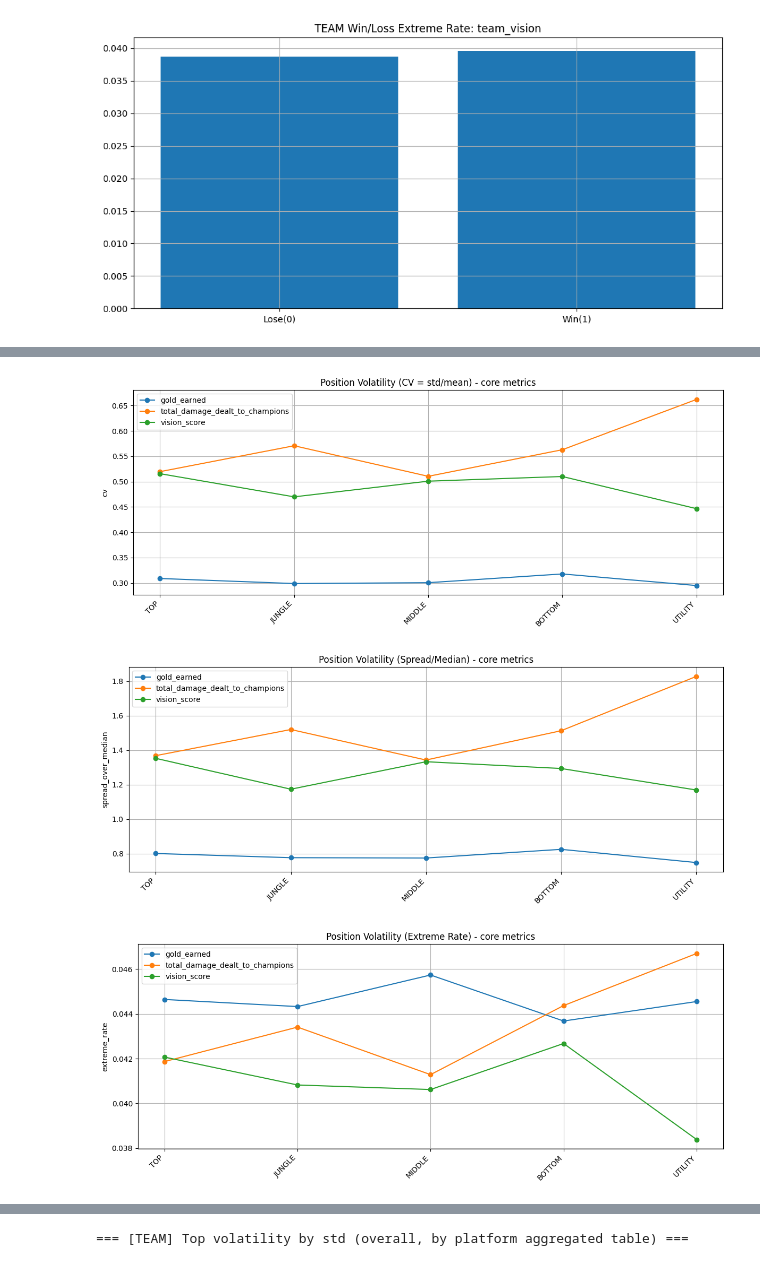
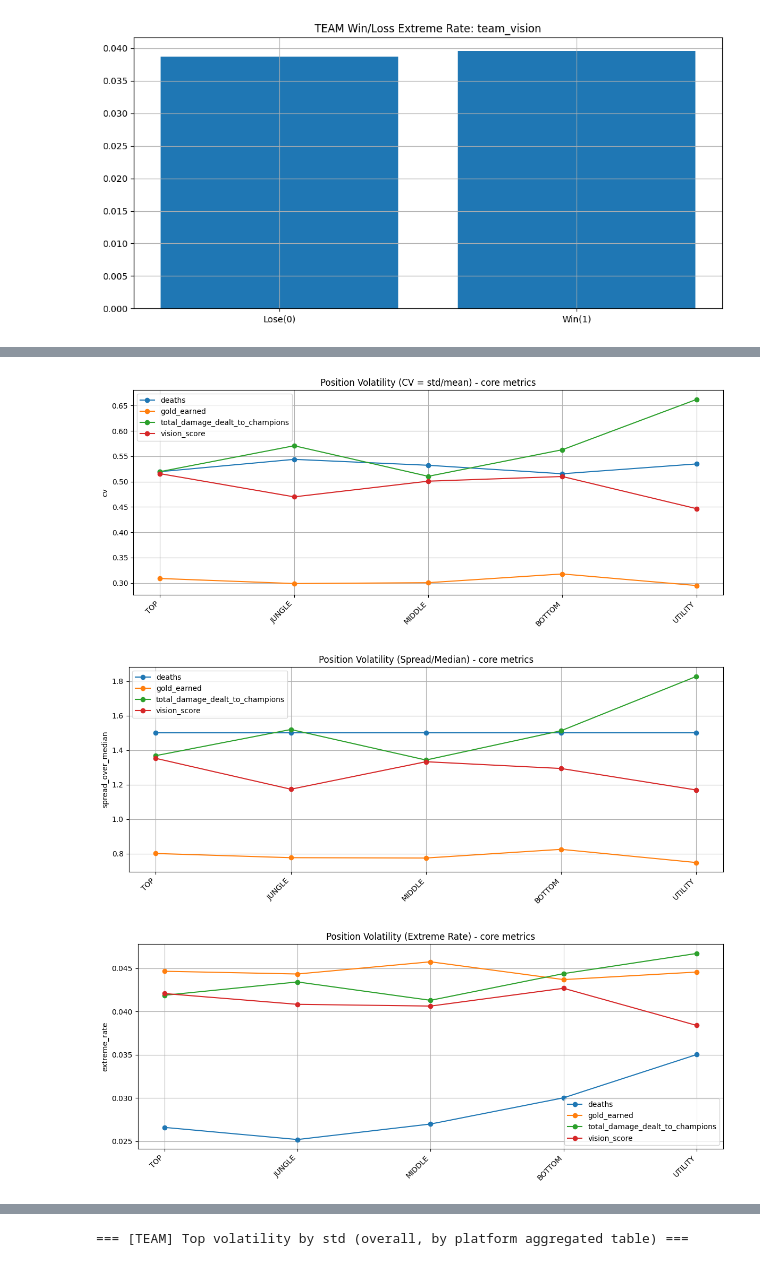
Before and after one commit to SsongSeta/Project_LastDance, a Jupyter notebook: code/Riot_API/EDA_이하진_260302.ipynb, the cells around one changed output, grey strips where cells are left out. Cells and saved outputs as stored; diff of their text form; code cells hidden in the pictures.

```diff
--- a/code/Riot_API/EDA_이하진_260302.ipynb
+++ b/code/Riot_API/EDA_이하진_260302.ipynb
@@ -452,41 +452,41 @@ display(pos_risk_pos_winloss.head(40))
 | 38 | TOP | 1 | total_damage_dealt_to_champions | 79635 | 27821.732856 | 13377.271703 | 12680.0 | 45138.2 | 32458.2 | ... |
 | 39 | TOP | 1 | vision_score | 79635 | 19.000766 | 9.540371 | 8.0 | 31.0 | 23.0 | ... |
 # %%
-# 포지션별 표준편차 라인 (3개 지표만)
+# 포지션별 표준편차 라인
 
 POS_ORDER = ["TOP","JUNGLE","MIDDLE","BOTTOM","UTILITY"]
-core_metrics = ["gold_earned", "total_damage_dealt_to_champions", "vision_score"]
+core_metrics = ["gold_earned", "total_damage_dealt_to_champions", "vision_score", "deaths"]
 
 plot_grouped_metric(
     pos_risk_all[pos_risk_all["metric"].isin(core_metrics)],
     group_col="team_position",
     metric_col="metric",
     value_col="cv",
     title="Position Volatility (CV = std/mean) - core metrics",
     order=POS_ORDER
 )
 
 plot_grouped_metric(
     pos_risk_all[pos_risk_all["metric"].isin(core_metrics)],
     group_col="team_position",
     metric_col="metric",
     value_col="spread_over_median",
     title="Position Volatility (Spread/Median) - core metrics",
     order=POS_ORDER
 )
 
 plot_grouped_metric(
     pos_risk_all[pos_risk_all["metric"].isin(core_metrics)],
     group_col="team_position",
     metric_col="metric",
     value_col="extreme_rate",
     title="Position Volatility (Extreme Rate) - core metrics",
     order=POS_ORDER
 )
 # %% [output]
-[figure, old version]
+[figure, new version]
-[figure, old version]
+[figure, new version]
-[figure, old version]
+[figure, new version]
 # %%
 # 포지션 × 승/패 극단값 비율 heatmap
 
```
Also changed, not shown: parts of 1 cell of this notebook.
